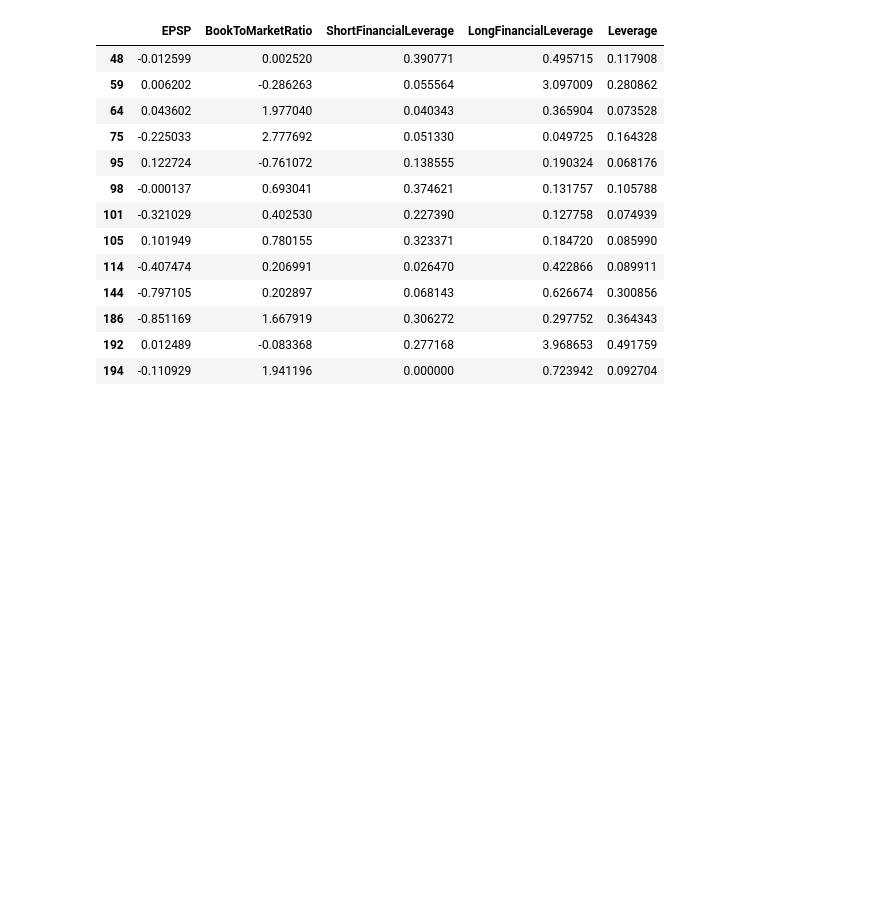
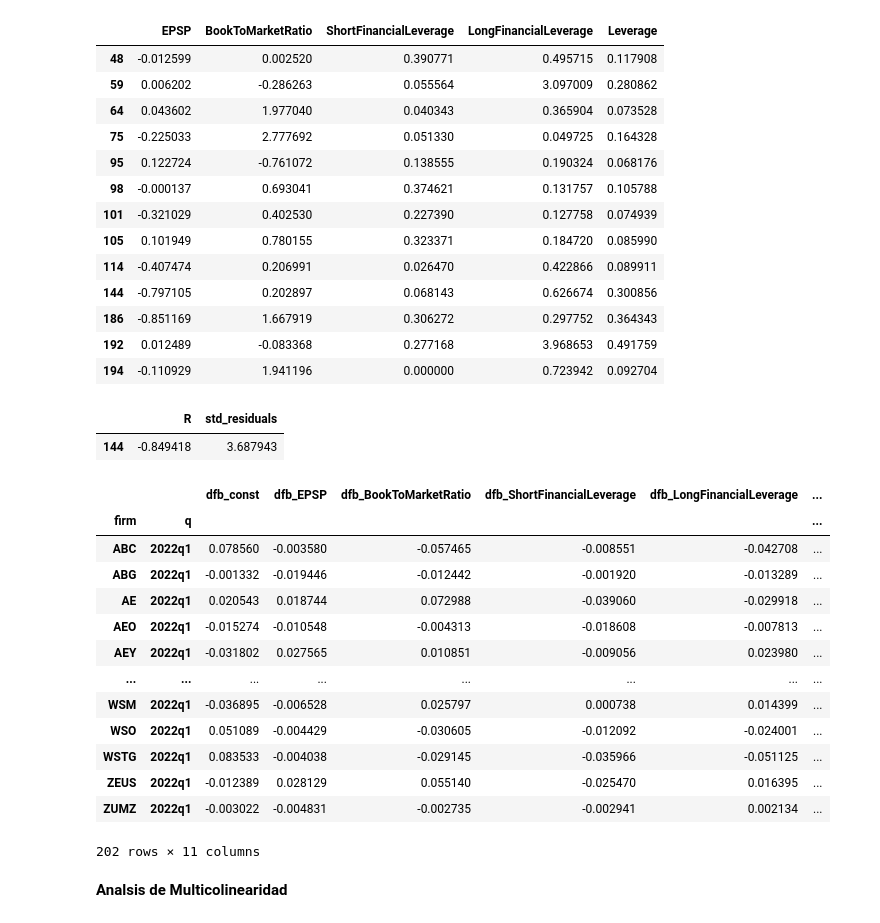
Before and after one commit to danoman17/TC3007C_Modulo5, a Jupyter notebook: Módulo_5_Preprocesamiento_de_datos.ipynb, the cells around one changed output. Saved outputs shown, nothing was run; the diff lists cells and outputs as text; code cells hidden in the pictures; blank space fills up the shorter version.

```diff
--- a/Módulo_5_Preprocesamiento_de_datos.ipynb
+++ b/Módulo_5_Preprocesamiento_de_datos.ipynb
@@ -513,6 +479,2 @@ df_leverage[df_leverage['Leverage'] > thrh]
 # %%
 import statsmodels.api as sm
-# %%
-df_commercial = df_commercial.dropna()
-df_commercial['R'] = np.log(df_commercial['adjprice'].astype(np.float)) - np.log(df_commercial.groupby(['firm'])['adjprice'].shift(4).astype(np.float))
-df_commercial['R'] = df_commercial['R'].fillna(0)
@@ -553,3 +513,39 @@ sm_leverage[sm_leverage['Leverage'] > thrh]
 | 186 | -0.851169 | 1.667919 | 0.306272 | 0.297752 | 0.364343 |
 | 192 | 0.012489 | -0.083368 | 0.277168 | 3.968653 | 0.491759 |
 | 194 | -0.110929 | 1.941196 | 0.000000 | 0.723942 | 0.092704 |
+# %%
+prediccions = modelo.predict(sm.add_constant(df_commercial[var_ind]))
+
+errores = np.matrix(df_commercial[var_dep]).T - np.matrix(prediccions)
+
+mse = np.square(errores).sum() / (df_commercial[var_ind].count()['EPSP'] - (len(var_ind) + 1))
+squared_error = np.sqrt(mse * (1 - lev))
+
+std_residuals = pd.DataFrame((errores / squared_error).T)
+std_residuals.columns = ['std_residuals']
+std_residuals = pd.concat([df_commercial['R'].reset_index(drop="True"), std_residuals], axis = 1)
+std_residuals = std_residuals.dropna()
+std_residuals[std_residuals['std_residuals'] > 3]
+# %% [output]
+|  | R | std_residuals |
+| 144 | -0.849418 | 3.687943 |
+# %%
+influence_sum = inf.summary_frame()
+influence_sum
+# %% [output]
+|  |  | dfb_const | dfb_EPSP | dfb_BookToMarketRatio | dfb_ShortFinancialLeverage | dfb_LongFinancialLeverage | ... |
+| firm | q |  |  |  |  |  | ... |
+| ABC | 2022q1 | 0.078560 | -0.003580 | -0.057465 | -0.008551 | -0.042708 | ... |
+| ABG | 2022q1 | -0.001332 | -0.019446 | -0.012442 | -0.001920 | -0.013289 | ... |
+| AE | 2022q1 | 0.020543 | 0.018744 | 0.072988 | -0.039060 | -0.029918 | ... |
+| AEO | 2022q1 | -0.015274 | -0.010548 | -0.004313 | -0.018608 | -0.007813 | ... |
+| AEY | 2022q1 | -0.031802 | 0.027565 | 0.010851 | -0.009056 | 0.023980 | ... |
+| ... | ... | ... | ... | ... | ... | ... | ... |
+| WSM | 2022q1 | -0.036895 | -0.006528 | 0.025797 | 0.000738 | 0.014399 | ... |
+| WSO | 2022q1 | 0.051089 | -0.004429 | -0.030605 | -0.012092 | -0.024001 | ... |
+| WSTG | 2022q1 | 0.083533 | -0.004038 | -0.029145 | -0.035966 | -0.051125 | ... |
+| ZEUS | 2022q1 | -0.012389 | 0.028129 | 0.055140 | -0.025470 | 0.016395 | ... |
+| ZUMZ | 2022q1 | -0.003022 | -0.004831 | -0.002735 | -0.002941 | 0.002134 | ... |
+202 rows × 11 columns
+# %% [markdown]
+**Analsis de Multicolinearidad**
```
Also changed, not shown: parts of 24 cells of this notebook.
